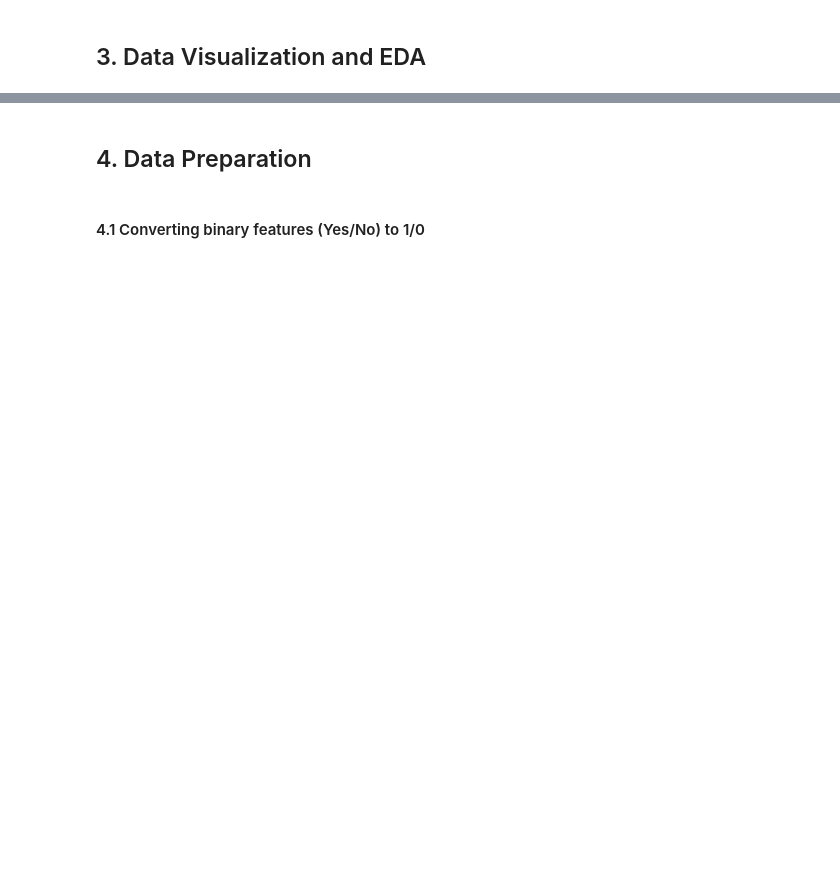
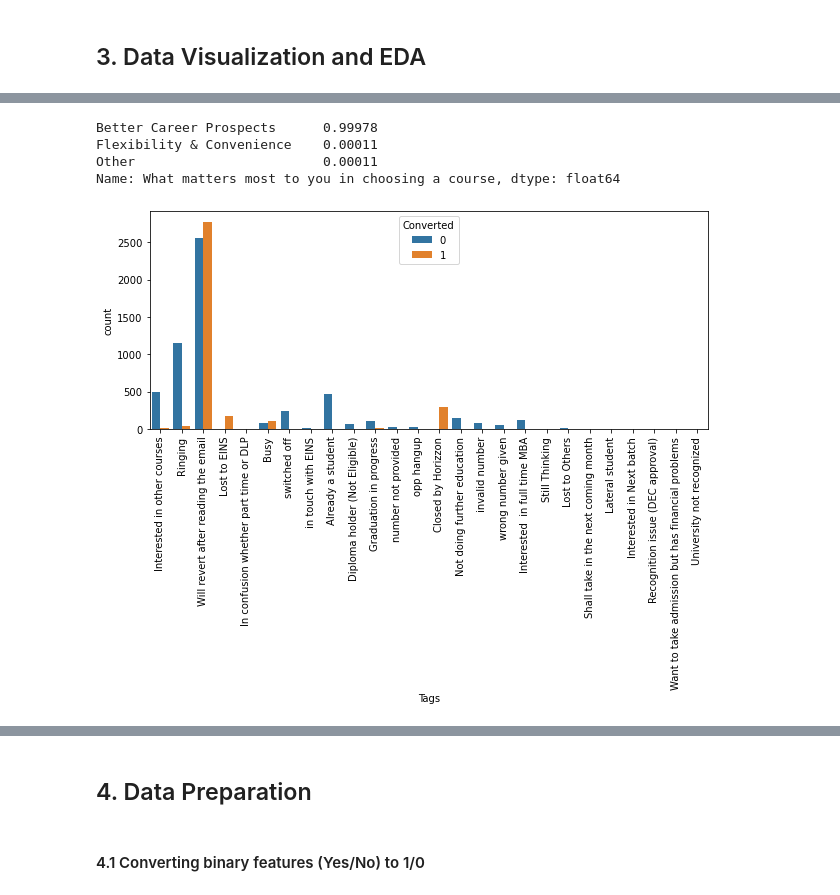
Before and after one commit to aparnakishan/XEducationLeadScore, a Jupyter notebook: LeadScoreXEduCaseStudy.ipynb, the cells around one changed output, grey strips where cells are left out. Saved outputs shown, nothing was run; the diff lists cells and outputs as text; code cells hidden in the pictures; blank space fills up the shorter version.

```diff
--- a/LeadScoreXEduCaseStudy.ipynb
+++ b/LeadScoreXEduCaseStudy.ipynb
@@ -534,0 +546,17 @@ plt.show()
+# %%
+df_lead['What matters most to you in choosing a course'].value_counts(normalize=True)
+# %% [output]
+Better Career Prospects      0.99978
+Flexibility & Convenience    0.00011
+Other                        0.00011
+Name: What matters most to you in choosing a course, dtype: float64
+# %%
+#More than 99% of the rows have the same value -low variance, hence this column can be dropped.
+df_lead.drop(columns=['What matters most to you in choosing a course'],inplace=True)
+# %%
+plt.figure(figsize=(10,4))
+s3=sns.countplot(df_lead['Tags'], hue=df_lead.Converted)
+s3.set_xticklabels(s3.get_xticklabels(),rotation=90)
+plt.show()
+# %% [output]
+[figure, added]
```
Also changed, not shown: parts of 79 cells of this notebook.
